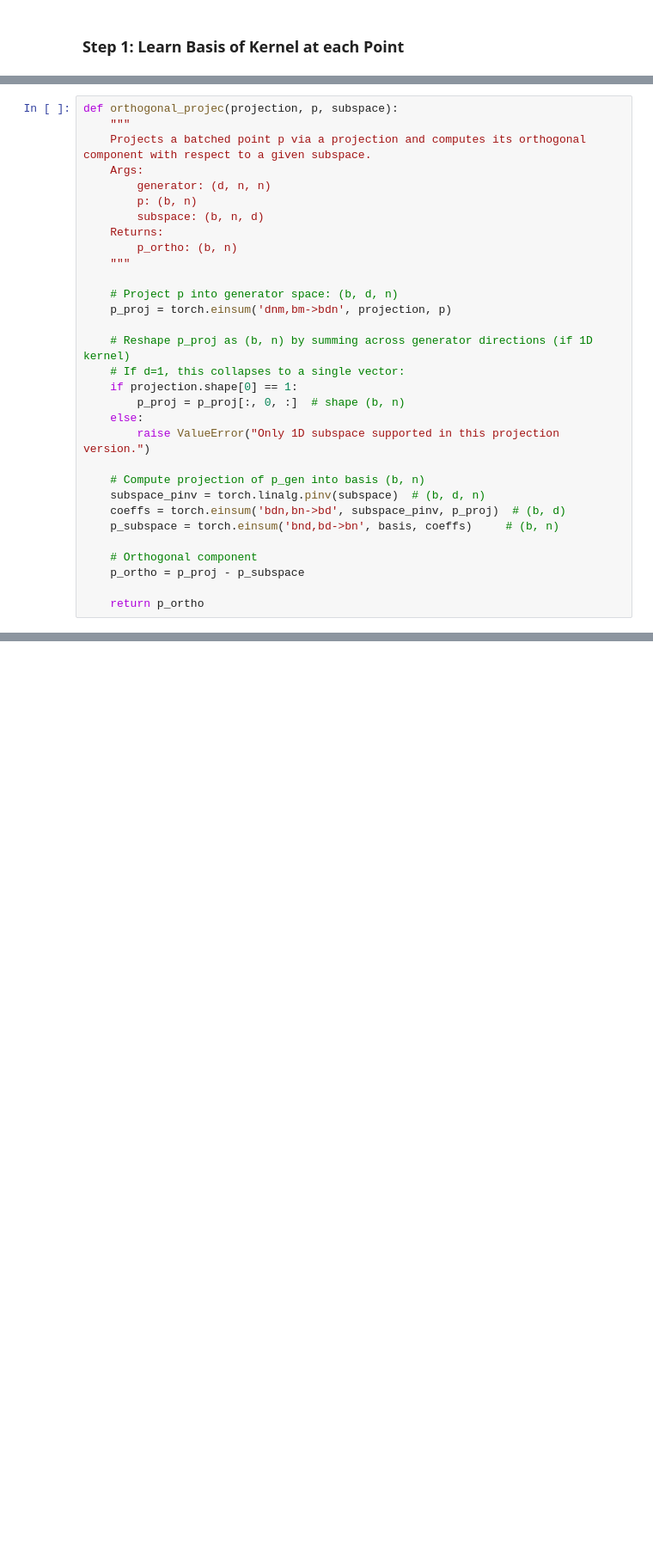
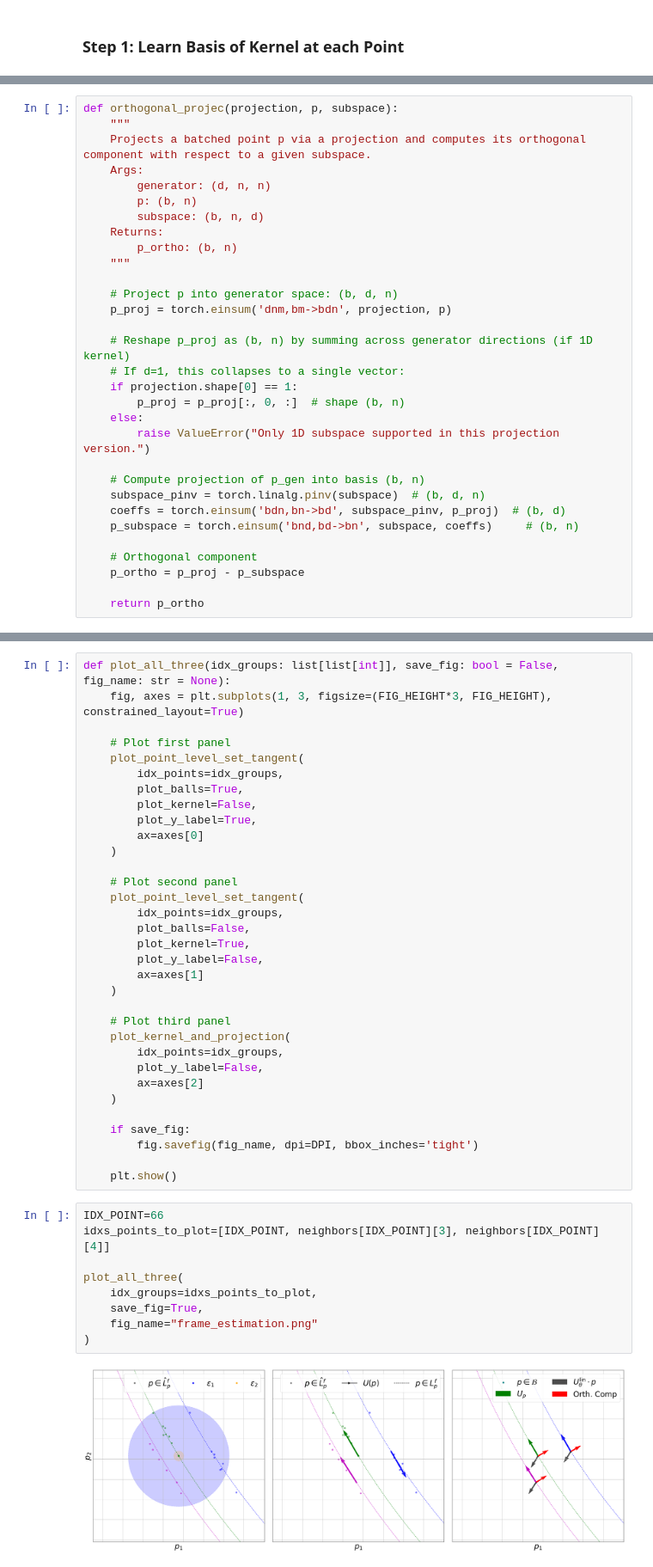
Before and after one commit to PaulNitschke/geo_meta_rl, a Jupyter notebook: one_dim_sym_discovery_plots.ipynb, the cells around one changed output, grey strips where cells are left out. Shown at 86% size. Saved outputs shown, nothing was run; the diff lists cells and outputs as text; blank space fills up the shorter version.

```diff
--- a/one_dim_sym_discovery_plots.ipynb
+++ b/one_dim_sym_discovery_plots.ipynb
@@ -327,7 +259,7 @@ def orthogonal_projec(projection, p, subspace):
     # Compute projection of p_gen into basis (b, n)
     subspace_pinv = torch.linalg.pinv(subspace)  # (b, d, n)
     coeffs = torch.einsum('bdn,bn->bd', subspace_pinv, p_proj)  # (b, d)
-    p_subspace = torch.einsum('bnd,bd->bn', basis, coeffs)     # (b, n)
+    p_subspace = torch.einsum('bnd,bd->bn', subspace, coeffs)     # (b, n)
 
     # Orthogonal component
     p_ortho = p_proj - p_subspace
@@ -1245,0 +343,44 @@ plot_vector_field(func_generators)
+# %%
+def plot_all_three(idx_groups: list[list[int]], save_fig: bool = False, fig_name: str = None):
+    fig, axes = plt.subplots(1, 3, figsize=(FIG_HEIGHT*3, FIG_HEIGHT), constrained_layout=True)
+
+    # Plot first panel
+    plot_point_level_set_tangent(
+        idx_points=idx_groups,
+        plot_balls=True,
+        plot_kernel=False,
+        plot_y_label=True,
+        ax=axes[0]
+    )
+
+    # Plot second panel
+    plot_point_level_set_tangent(
+        idx_points=idx_groups,
+        plot_balls=False,
+        plot_kernel=True,
+        plot_y_label=False,
+        ax=axes[1]
+    )
+
+    # Plot third panel
+    plot_kernel_and_projection(
+        idx_points=idx_groups,
+        plot_y_label=False,
+        ax=axes[2]
+    )
+
+    if save_fig:
+        fig.savefig(fig_name, dpi=DPI, bbox_inches='tight')
+
+    plt.show()
+# %%
+IDX_POINT=66
+idxs_points_to_plot=[IDX_POINT, neighbors[IDX_POINT][3], neighbors[IDX_POINT][4]]
+
+plot_all_three(
+    idx_groups=idxs_points_to_plot,
+    save_fig=True,
+    fig_name="frame_estimation.png"
+)
+# %% [output]
+[figure, added]
```
Also changed, not shown: parts of 34 cells of this notebook, 4 other files.
